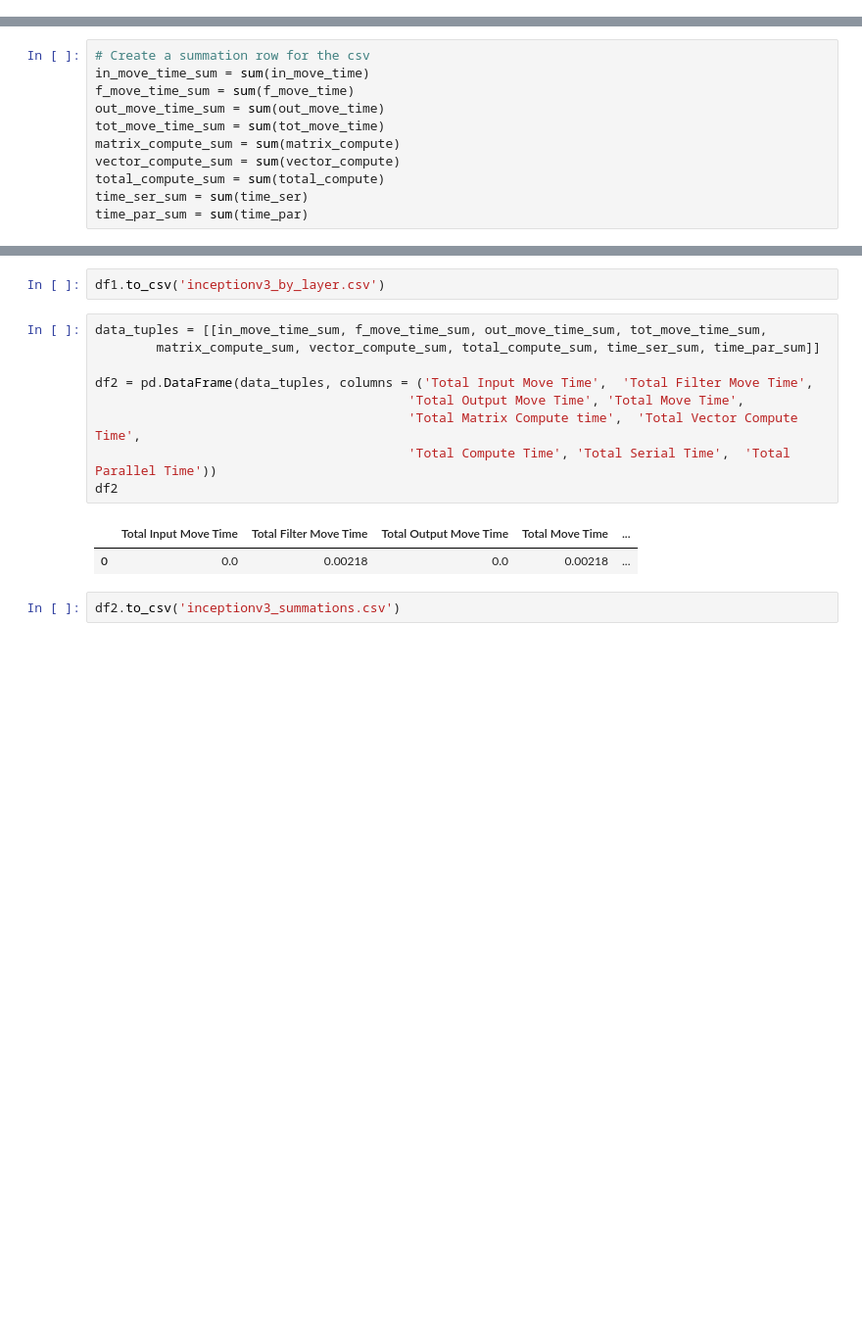
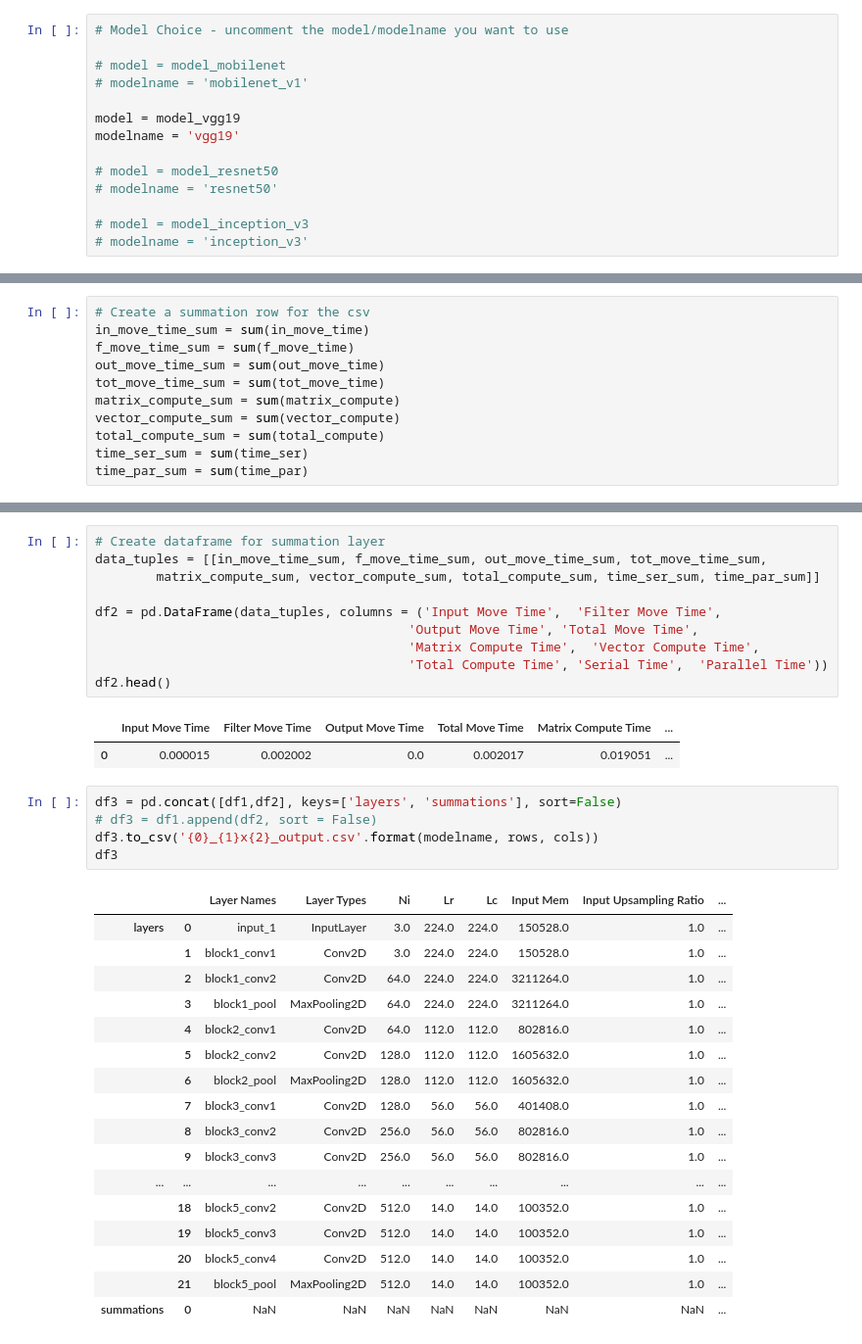
Before and after one commit to daytonpe/cnn_implementation_tool, a Jupyter notebook: cnn_implementation_tool.ipynb, the cells around one changed output, grey strips where cells are left out. Shown: that part at 98% size. Cells and saved outputs as stored; diff of their text form; blank space fills up the shorter version.

```diff
--- a/cnn_implementation_tool.ipynb
+++ b/cnn_implementation_tool.ipynb
@@ -56,6 +60,20 @@ matmul_rate = 1e9 / 32   # number of matrix multiplication primitive completions
 vec_prim_size = 32       # vector primitive size Nx1
 parallel_vec_prims = 1   # number of vector primitives operating in parallel
 vec_prim_rate = 1e9      # number of vector primitive completions per second
+# %%
+# Model Choice - uncomment the model/modelname you want to use
+
+# model = model_mobilenet
+# modelname = 'mobilenet_v1'
+
+model = model_vgg19
+modelname = 'vgg19'
+
+# model = model_resnet50
+# modelname = 'resnet50'
+
+# model = model_inception_v3
+# modelname = 'inception_v3'
 # %%
 layer_names = []
 layer_types = []
@@ -361,16 +365,36 @@ df1
-# %%
-df1.to_csv('inceptionv3_by_layer.csv')
 # %%
+# Create dataframe for summation layer
 data_tuples = [[in_move_time_sum, f_move_time_sum, out_move_time_sum, tot_move_time_sum,
         matrix_compute_sum, vector_compute_sum, total_compute_sum, time_ser_sum, time_par_sum]]
 
-df2 = pd.DataFrame(data_tuples, columns = ('Total Input Move Time',  'Total Filter Move Time',
-                                         'Total Output Move Time', 'Total Move Time',
-                                         'Total Matrix Compute time',  'Total Vector Compute Time',
-                                         'Total Compute Time', 'Total Serial Time',  'Total Parallel Time'))
-df2
+df2 = pd.DataFrame(data_tuples, columns = ('Input Move Time',  'Filter Move Time',
+                                         'Output Move Time', 'Total Move Time',
+                                         'Matrix Compute Time',  'Vector Compute Time',
+                                         'Total Compute Time', 'Serial Time',  'Parallel Time'))
+df2.head()
 # %% [output]
-|  | Total Input Move Time | Total Filter Move Time | Total Output Move Time | Total Move Time | ... |
-| 0 | 0.0 | 0.00218 | 0.0 | 0.00218 | ... |
+|  | Input Move Time | Filter Move Time | Output Move Time | Total Move Time | Matrix Compute Time | ... |
+| 0 | 0.000015 | 0.002002 | 0.0 | 0.002017 | 0.019051 | ... |
-# %%
-df2.to_csv('inceptionv3_summations.csv')
+# %%
+df3 = pd.concat([df1,df2], keys=['layers', 'summations'], sort=False)
+# df3 = df1.append(df2, sort = False)
+df3.to_csv('{0}_{1}x{2}_output.csv'.format(modelname, rows, cols))
+df3
+# %% [output]
+|  |  | Layer Names | Layer Types | Ni | Lr | Lc | Input Mem | Input Upsampling Ratio | ... |
+| layers | 0 | input_1 | InputLayer | 3.0 | 224.0 | 224.0 | 150528.0 | 1.0 | ... |
+|  | 1 | block1_conv1 | Conv2D | 3.0 | 224.0 | 224.0 | 150528.0 | 1.0 | ... |
+|  | 2 | block1_conv2 | Conv2D | 64.0 | 224.0 | 224.0 | 3211264.0 | 1.0 | ... |
+|  | 3 | block1_pool | MaxPooling2D | 64.0 | 224.0 | 224.0 | 3211264.0 | 1.0 | ... |
+|  | 4 | block2_conv1 | Conv2D | 64.0 | 112.0 | 112.0 | 802816.0 | 1.0 | ... |
+|  | 5 | block2_conv2 | Conv2D | 128.0 | 112.0 | 112.0 | 1605632.0 | 1.0 | ... |
+|  | 6 | block2_pool | MaxPooling2D | 128.0 | 112.0 | 112.0 | 1605632.0 | 1.0 | ... |
+|  | 7 | block3_conv1 | Conv2D | 128.0 | 56.0 | 56.0 | 401408.0 | 1.0 | ... |
+|  | 8 | block3_conv2 | Conv2D | 256.0 | 56.0 | 56.0 | 802816.0 | 1.0 | ... |
+|  | 9 | block3_conv3 | Conv2D | 256.0 | 56.0 | 56.0 | 802816.0 | 1.0 | ... |
+| ... | ... | ... | ... | ... | ... | ... | ... | ... | ... |
+|  | 18 | block5_conv2 | Conv2D | 512.0 | 14.0 | 14.0 | 100352.0 | 1.0 | ... |
+|  | 19 | block5_conv3 | Conv2D | 512.0 | 14.0 | 14.0 | 100352.0 | 1.0 | ... |
+|  | 20 | block5_conv4 | Conv2D | 512.0 | 14.0 | 14.0 | 100352.0 | 1.0 | ... |
+|  | 21 | block5_pool | MaxPooling2D | 512.0 | 14.0 | 14.0 | 100352.0 | 1.0 | ... |
+| summations | 0 | NaN | NaN | NaN | NaN | NaN | NaN | NaN | ... |
```
Also changed, not shown: parts of 5 cells of this notebook, 15 other files.
